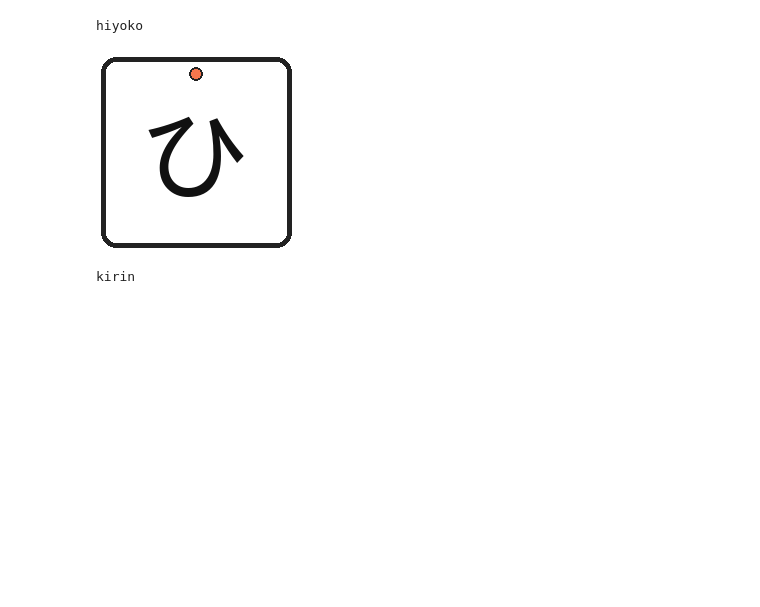
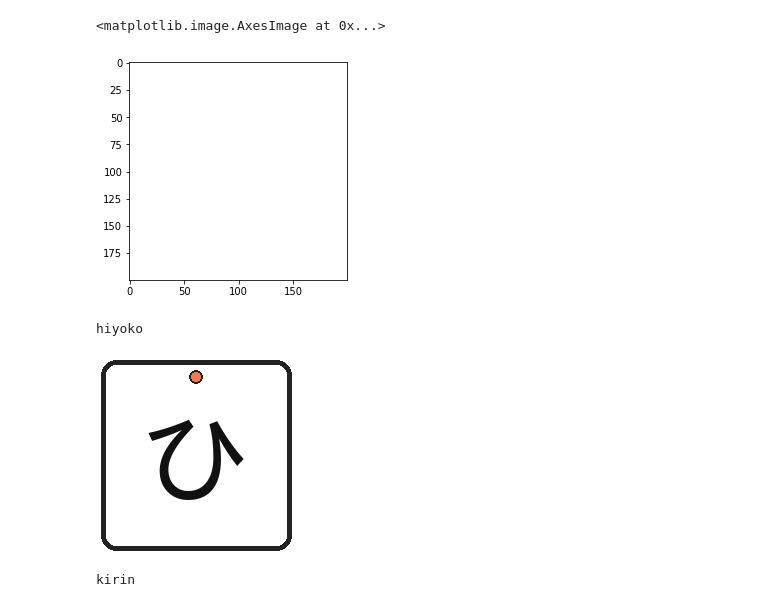
Before and after one commit to kota7/doubutsushogi-py, a Jupyter notebook: make-piece-images.ipynb, the cells around one changed output. Drawn from its saved outputs; the diff is of its cells as text; code cells hidden in the pictures; blank space fills up the shorter version.

```diff
--- a/make-piece-images.ipynb
+++ b/make-piece-images.ipynb
@@ -1,3 +3,16 @@
+# %%
+from PIL import Image
+def make_empty_piece(height=200, width=200):
+  img = Image.new('RGBA', (height, width), (255, 255, 255, 0))
+  return img
+empty = make_empty_piece()
+empty.save(f"{rootdir}/empty.png")
+
+import matplotlib.pyplot as plt
+plt.imshow(empty)
+# %% [output]
+<matplotlib.image.AxesImage at 0x...>
+[figure, added]
 # %%
 import os
 from PIL import Image, ImageDraw, ImageFont
```
Also changed, not shown: parts of 6 cells of this notebook, 26 other files.
